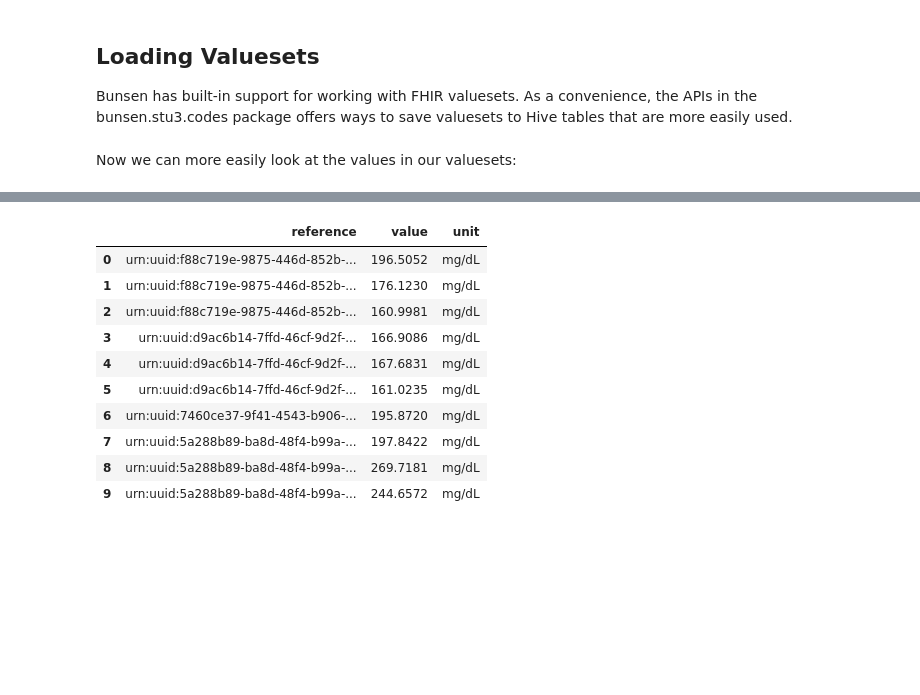
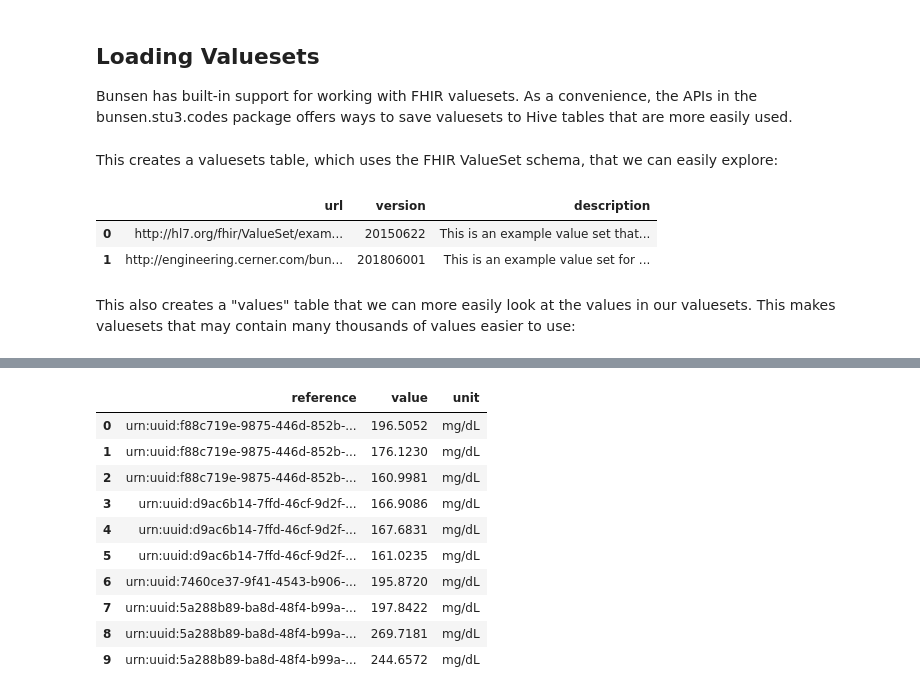
Before and after one commit to cerner/bunsen-tutorial, a Jupyter notebook: getting_started.ipynb, the cells around one changed output, grey strips where cells are left out. Drawn from its saved outputs; the diff is of its cells as text; code cells hidden in the pictures; blank space fills up the shorter version.

Commit message:
Use an example valueset and expand explanations for FHIR DevDays

```diff
--- a/getting_started.ipynb
+++ b/getting_started.ipynb
@@ -220,8 +223,16 @@ spark.sql('create database tutorial_ontologies')
 
 create_value_sets(spark).with_value_sets(valueset_data) \
                         .write_to_database('tutorial_ontologies')
+# %% [markdown]
+This creates a valuesets table, which uses the FHIR ValueSet schema, that we can easily explore:
+# %%
+spark.table('tutorial_ontologies.valuesets').select('url', 'version', 'description').toPandas()
+# %% [output]
+|  | url | version | description |
+| 0 | http://hl7.org/fhir/ValueSet/exam... | 20150622 | This is an example value set that... |
+| 1 | http://engineering.cerner.com/bun... | 201806001 | This is an example value set for ... |
 # %% [markdown]
-Now we can more easily look at the values in our valuesets:
+This also creates a "values" table that we can more easily look at the values in our valuesets. This makes valuesets that may contain many thousands of values easier to use:
 # %%
 spark.table('tutorial_ontologies.values').toPandas()
 # %% [output]
```
Also changed, not shown: parts of 6 cells of this notebook, 2 other files.
